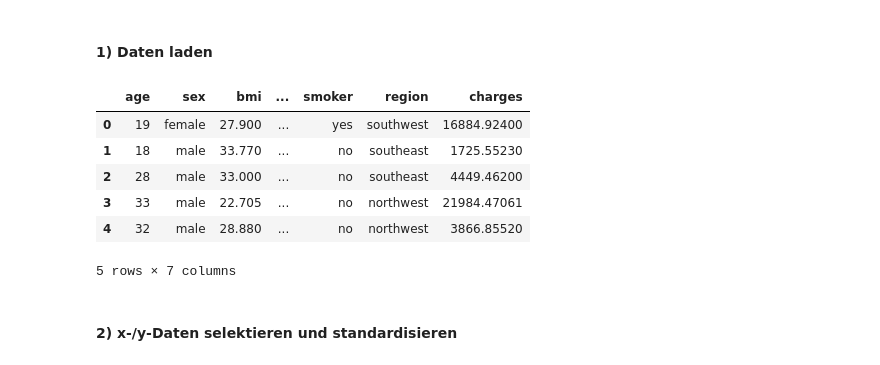
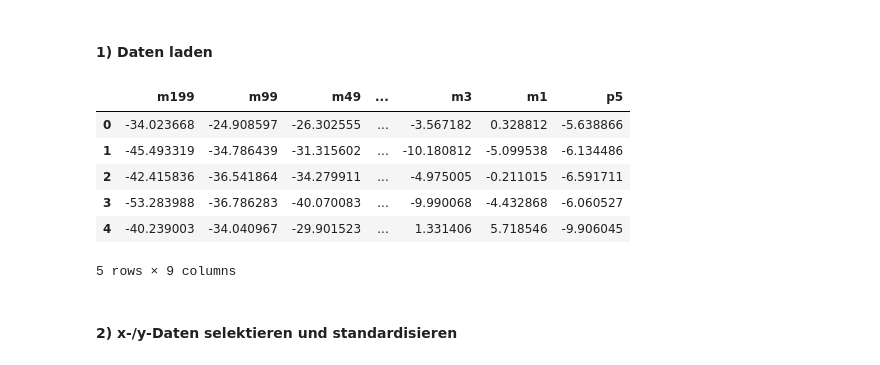
Before and after one commit to rawe64/ai, a Jupyter notebook: tplusone-hanser_ml_zeitreihen/Kapitel_5_DeepLearning/5_2_Einfache_Modelle_mit_Keras_aufbauen/a_Lineare_Regression_Simulation_Keras.ipynb, the cells around one changed output. Cells and saved outputs as stored; diff of their text form; code cells hidden in the pictures.

```diff
--- a/tplusone-hanser_ml_zeitreihen/Kapitel_5_DeepLearning/5_2_Einfache_Modelle_mit_Keras_aufbauen/a_Lineare_Regression_Simulation_Keras.ipynb
+++ b/tplusone-hanser_ml_zeitreihen/Kapitel_5_DeepLearning/5_2_Einfache_Modelle_mit_Keras_aufbauen/a_Lineare_Regression_Simulation_Keras.ipynb
@@ -5,20 +5,20 @@
 # %%
 import pandas as pd
 from math import ceil
 
 pd.set_option('display.max_columns', 6)
 
-data_url=r'https://github.com/tplusone/hanser_ml_zeitreihen/blob/master/Daten/insurance.csv?raw=true'
+data_url=r'https://raw.githubusercontent.com/rawe64/ai/main/ndx100.csv'
 df = pd.read_csv(data_url)
 df.head()
 # %% [output]
-|  | age | sex | bmi | ... | smoker | region | charges |
-| 0 | 19 | female | 27.900 | ... | yes | southwest | 16884.92400 |
-| 1 | 18 | male | 33.770 | ... | no | southeast | 1725.55230 |
-| 2 | 28 | male | 33.000 | ... | no | southeast | 4449.46200 |
-| 3 | 33 | male | 22.705 | ... | no | northwest | 21984.47061 |
-| 4 | 32 | male | 28.880 | ... | no | northwest | 3866.85520 |
+|  | m199 | m99 | m49 | ... | m3 | m1 | p5 |
+| 0 | -34.023668 | -24.908597 | -26.302555 | ... | -3.567182 | 0.328812 | -5.638866 |
+| 1 | -45.493319 | -34.786439 | -31.315602 | ... | -10.180812 | -5.099538 | -6.134486 |
+| 2 | -42.415836 | -36.541864 | -34.279911 | ... | -4.975005 | -0.211015 | -6.591711 |
+| 3 | -53.283988 | -36.786283 | -40.070083 | ... | -9.990068 | -4.432868 | -6.060527 |
+| 4 | -40.239003 | -34.040967 | -29.901523 | ... | 1.331406 | 5.718546 | -9.906045 |
-5 rows × 7 columns
+5 rows × 9 columns
 # %% [markdown]
 #### 2) x-/y-Daten selektieren und standardisieren
 # %%
```
Also changed, not shown: parts of 1 cell of this notebook.
